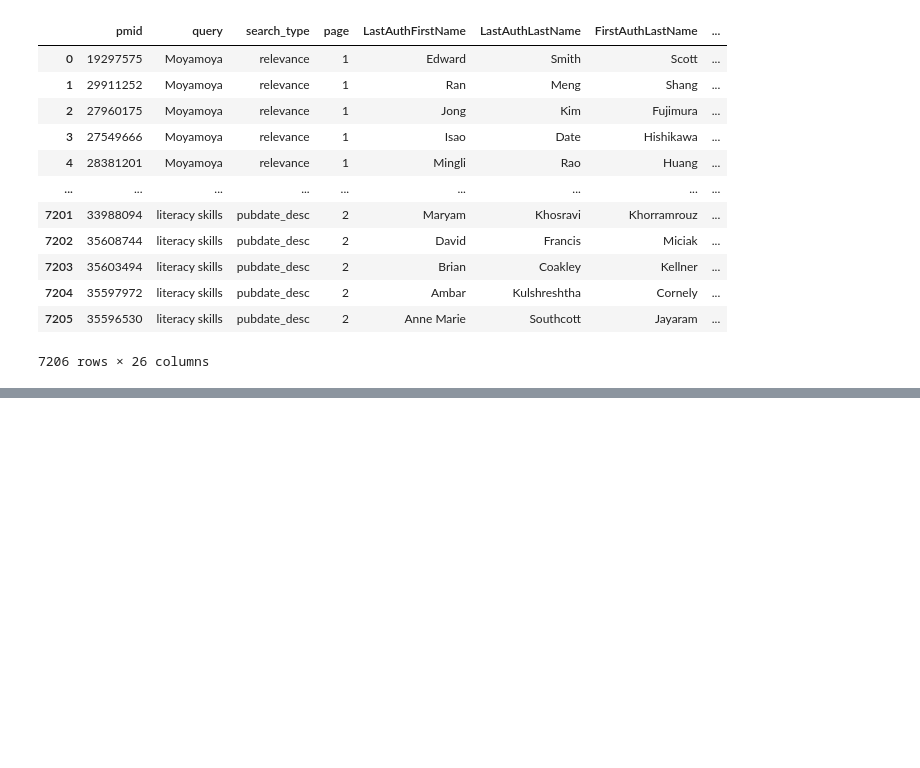
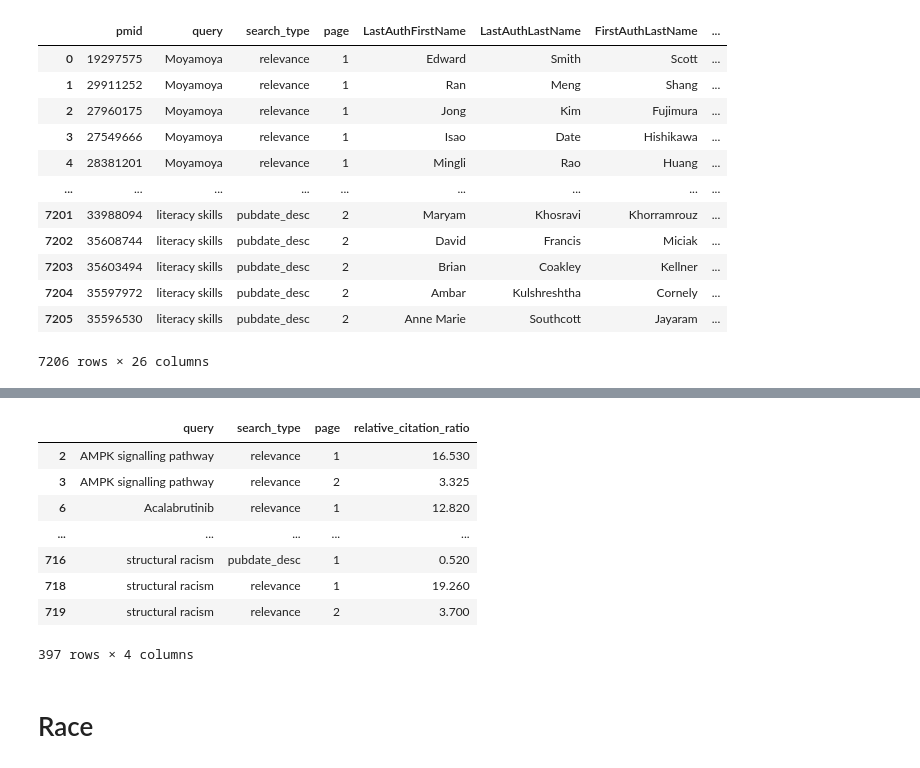
Before and after one commit to NCBI-Codeathons/pubmed-codeathon-team1, a Jupyter notebook: notebooks/data_visualizations_bl.ipynb, the cells around one changed output, grey strips where cells are left out. Saved outputs shown, nothing was run; the diff lists cells and outputs as text; code cells hidden in the pictures; blank space fills up the shorter version.

Commit message:
add relative citation ratio figure

```diff
--- a/notebooks/data_visualizations_bl.ipynb
+++ b/notebooks/data_visualizations_bl.ipynb
@@ -434,0 +358,16 @@ plt.savefig('/home/jupyter-brooks.leitner/pubmed-codeathon-team1/data/visualizat
+# %%
+rcr = pd.read_csv('/home/jupyter-brooks.leitner/pubmed-codeathon-team1/data/features/RCR.csv')
+# %%
+rcr = rcr.dropna()
+# %%
+rcr
+# %% [output]
+|  | query | search_type | page | relative_citation_ratio |
+| 2 | AMPK signalling pathway | relevance | 1 | 16.530 |
+| 3 | AMPK signalling pathway | relevance | 2 | 3.325 |
+| 6 | Acalabrutinib | relevance | 1 | 12.820 |
+| ... | ... | ... | ... | ... |
+| 716 | structural racism | pubdate_desc | 1 | 0.520 |
+| 718 | structural racism | relevance | 1 | 19.260 |
+| 719 | structural racism | relevance | 2 | 3.700 |
+397 rows × 4 columns
@@ -434,0 +379,2 @@ plt.savefig('/home/jupyter-brooks.leitner/pubmed-codeathon-team1/data/visualizat
+# %% [markdown]
+# Race
```
Also changed, not shown: parts of 52 cells of this notebook, 1 other file.
